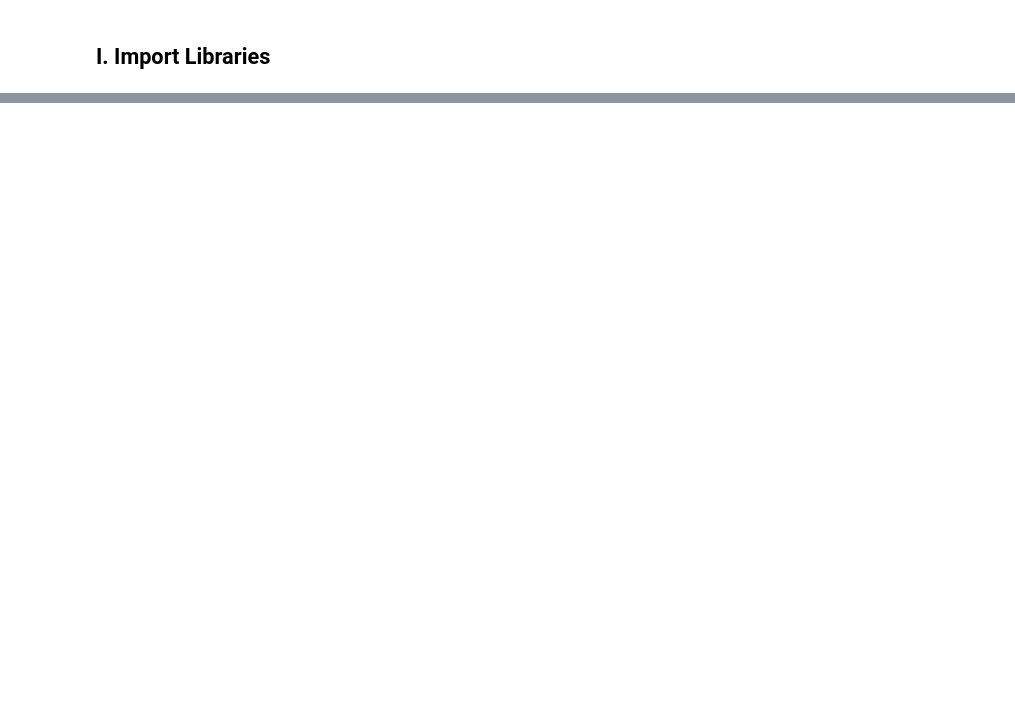
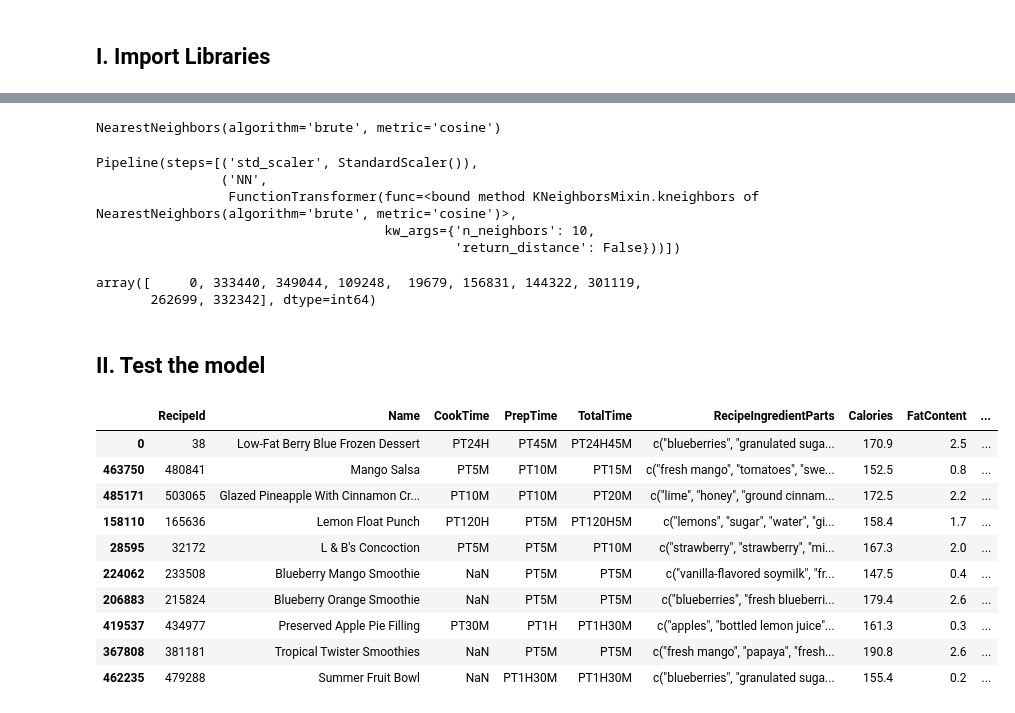
Before and after one commit to Aibi-Green/Anime-Recommendation-System, a Jupyter notebook: FastAPI_Backend/diet-recommendation-system.ipynb, the cells around one changed output, grey strips where cells are left out. Saved outputs shown, nothing was run; the diff lists cells and outputs as text; code cells hidden in the pictures; blank space fills up the shorter version.

```diff
--- a/FastAPI_Backend/diet-recommendation-system.ipynb
+++ b/FastAPI_Backend/diet-recommendation-system.ipynb
@@ -116,0 +143,4 @@ Name: count, dtype: int64
+# %%
+scaler = StandardScaler()
+prep_data = scaler.fit_transform(extracted_data.iloc[:,6:15].to_numpy())
+prep_data
@@ -116,0 +165,39 @@ Name: count, dtype: int64
+# %%
+model = NearestNeighbors(metric='cosine', algorithm='brute')
+model.fit(prep_data)
+# %% [output]
+NearestNeighbors(algorithm='brute', metric='cosine')
+# %%
+transformer = FunctionTransformer(model.kneighbors,kw_args={'return_distance':False})
+pipeline=Pipeline([('std_scaler',scaler),('NN',transformer)])
+# %%
+params={'n_neighbors':10,'return_distance':False}
+pipeline.get_params()
+pipeline.set_params(NN__kw_args=params)
+# %% [output]
+Pipeline(steps=[('std_scaler', StandardScaler()),
+                ('NN',
+                 FunctionTransformer(func=<bound method KNeighborsMixin.kneighbors of NearestNeighbors(algorithm='brute', metric='cosine')>,
+                                     kw_args={'n_neighbors': 10,
+                                              'return_distance': False}))])
+# %%
+pipeline.transform(extracted_data.iloc[0:1,6:15].to_numpy())[0]
+# %% [output]
+array([     0, 333440, 349044, 109248,  19679, 156831, 144322, 301119,
+       262699, 332342], dtype=int64)
+# %% [markdown]
+## II. Test the model
+# %%
+extracted_data.iloc[pipeline.transform(extracted_data.iloc[0:1,6:15].to_numpy())[0]]
+# %% [output]
+|  | RecipeId | Name | CookTime | PrepTime | TotalTime | RecipeIngredientParts | Calories | FatContent | ... |
+| 0 | 38 | Low-Fat Berry Blue Frozen Dessert | PT24H | PT45M | PT24H45M | c("blueberries", "granulated suga... | 170.9 | 2.5 | ... |
+| 463750 | 480841 | Mango Salsa | PT5M | PT10M | PT15M | c("fresh mango", "tomatoes", "swe... | 152.5 | 0.8 | ... |
+| 485171 | 503065 | Glazed Pineapple With Cinnamon Cr... | PT10M | PT10M | PT20M | c("lime", "honey", "ground cinnam... | 172.5 | 2.2 | ... |
+| 158110 | 165636 | Lemon Float Punch | PT120H | PT5M | PT120H5M | c("lemons", "sugar", "water", "gi... | 158.4 | 1.7 | ... |
+| 28595 | 32172 | L & B's Concoction | PT5M | PT5M | PT10M | c("strawberry", "strawberry", "mi... | 167.3 | 2.0 | ... |
+| 224062 | 233508 | Blueberry Mango Smoothie | NaN | PT5M | PT5M | c("vanilla-flavored soymilk", "fr... | 147.5 | 0.4 | ... |
+| 206883 | 215824 | Blueberry Orange Smoothie | NaN | PT5M | PT5M | c("blueberries", "fresh blueberri... | 179.4 | 2.6 | ... |
+| 419537 | 434977 | Preserved Apple Pie Filling | PT30M | PT1H | PT1H30M | c("apples", "bottled lemon juice"... | 161.3 | 0.3 | ... |
+| 367808 | 381181 | Tropical Twister Smoothies | NaN | PT5M | PT5M | c("fresh mango", "papaya", "fresh... | 190.8 | 2.6 | ... |
+| 462235 | 479288 | Summer Fruit Bowl | NaN | PT1H30M | PT1H30M | c("blueberries", "granulated suga... | 155.4 | 0.2 | ... |
```
Also changed, not shown: parts of 25 cells of this notebook, 4 other files.
